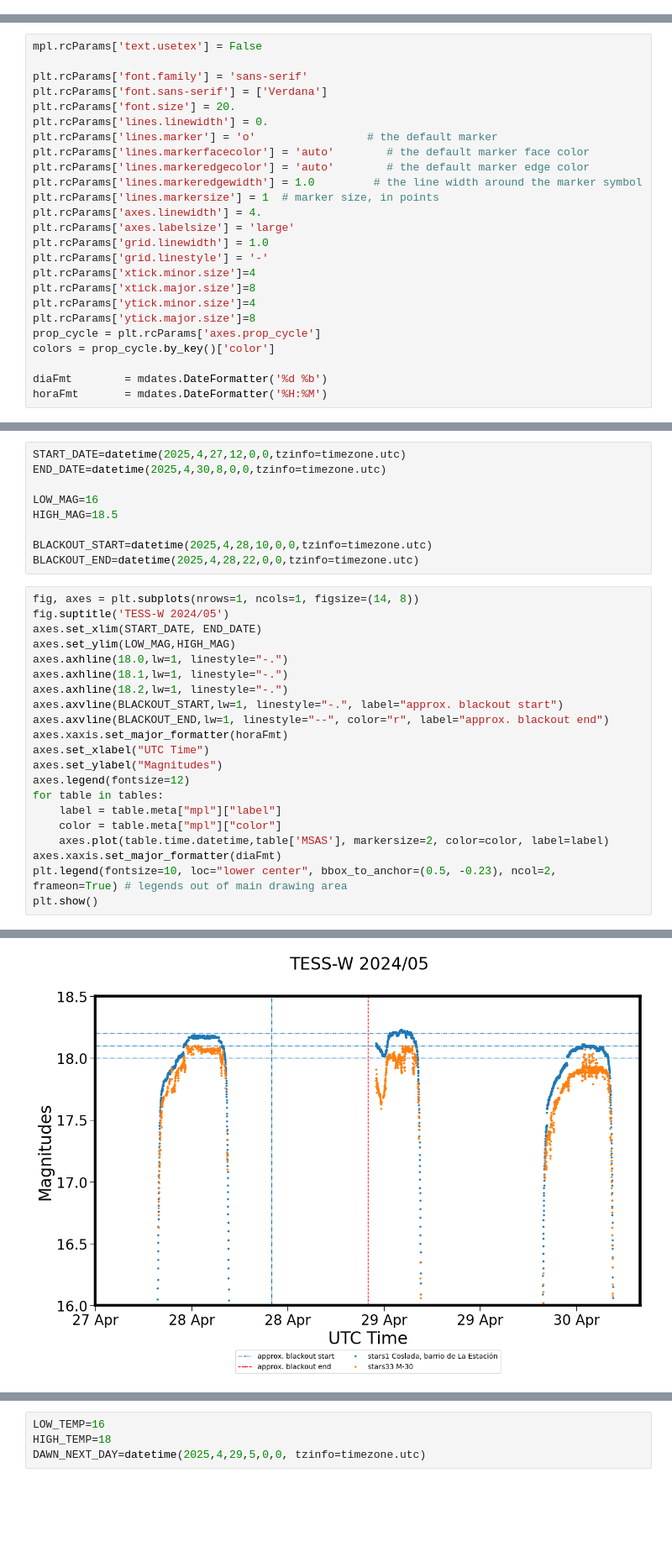
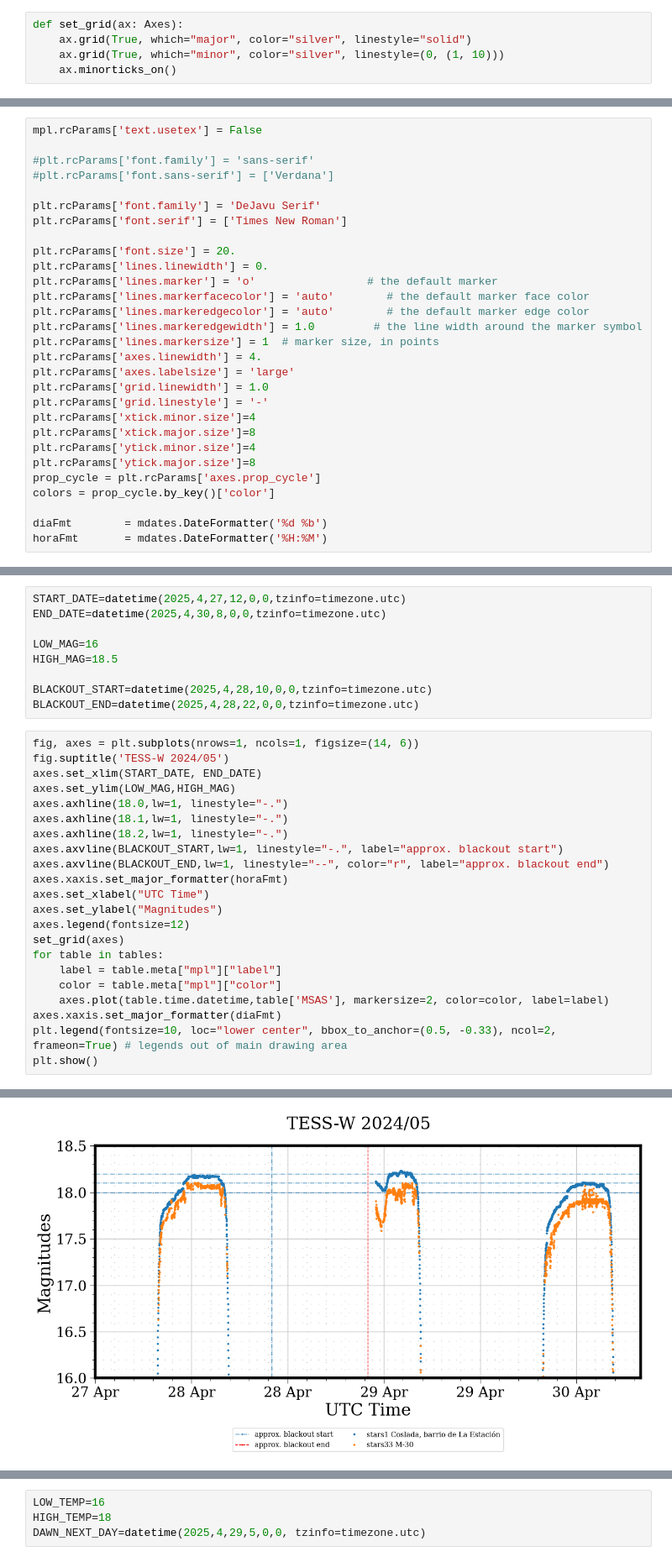
Before and after one commit to STARS4ALL/blackout, a Jupyter notebook: Blackout.ipynb, the cells around one changed output, grey strips where cells are left out. Shown: that part at 84% size. Saved outputs shown, nothing was run; the diff lists cells and outputs as text; blank space fills up the shorter version.

Commit message:
added temperatures graphs

```diff
--- a/Blackout.ipynb
+++ b/Blackout.ipynb
@@ -149,6 +149,11 @@ def assign_colors(tables: Sequence[Table], colors: Iterable, distance) -> None:
     for table in tables:
         if table.meta["mpl"].get("color") is None:
             table.meta["mpl"]["color"] = next(iter_colors)
+# %%
+def set_grid(ax: Axes):
+    ax.grid(True, which="major", color="silver", linestyle="solid")
+    ax.grid(True, which="minor", color="silver", linestyle=(0, (1, 10)))
+    ax.minorticks_on()
 # %% [raw]
 ## Table ingestion
 # %% [markdown]
@@ -172,8 +177,12 @@ tables = [TimeSeries.read(path, format='ascii.ecsv', delimiter=',') for path in
 # %%
 mpl.rcParams['text.usetex'] = False
 
-plt.rcParams['font.family'] = 'sans-serif'
-plt.rcParams['font.sans-serif'] = ['Verdana']
+#plt.rcParams['font.family'] = 'sans-serif'
+#plt.rcParams['font.sans-serif'] = ['Verdana']
+
+plt.rcParams['font.family'] = 'DeJavu Serif'
+plt.rcParams['font.serif'] = ['Times New Roman']
+
 plt.rcParams['font.size'] = 20.
 plt.rcParams['lines.linewidth'] = 0.
 plt.rcParams['lines.marker'] = 'o'                 # the default marker
@@ -211,7 +220,7 @@ HIGH_MAG=18.5
 BLACKOUT_START=datetime(2025,4,28,10,0,0,tzinfo=timezone.utc)
 BLACKOUT_END=datetime(2025,4,28,22,0,0,tzinfo=timezone.utc)
 # %%
-fig, axes = plt.subplots(nrows=1, ncols=1, figsize=(14, 8))
+fig, axes = plt.subplots(nrows=1, ncols=1, figsize=(14, 6))
 fig.suptitle('TESS-W 2024/05')
 axes.set_xlim(START_DATE, END_DATE)
 axes.set_ylim(LOW_MAG,HIGH_MAG)
@@ -224,11 +233,12 @@ axes.xaxis.set_major_formatter(horaFmt)
 axes.set_xlabel("UTC Time")
 axes.set_ylabel("Magnitudes")
 axes.legend(fontsize=12)
+set_grid(axes)
 for table in tables:
     label = table.meta["mpl"]["label"]
     color = table.meta["mpl"]["color"]
     axes.plot(table.time.datetime,table['MSAS'], markersize=2, color=color, label=label)
 axes.xaxis.set_major_formatter(diaFmt)
-plt.legend(fontsize=10, loc="lower center", bbox_to_anchor=(0.5, -0.23), ncol=2, frameon=True) # legends out of main drawing area
+plt.legend(fontsize=10, loc="lower center", bbox_to_anchor=(0.5, -0.33), ncol=2, frameon=True) # legends out of main drawing area
 plt.show()
 # %% [output]
@@ -252,2 +245,2 @@ findfont: Generic family 'sans-serif' not found because none of the following fa
-[figure, old version]
+[figure, new version]
 # %% [markdown]
```
Also changed, not shown: parts of 7 cells of this notebook, 1 other file.
